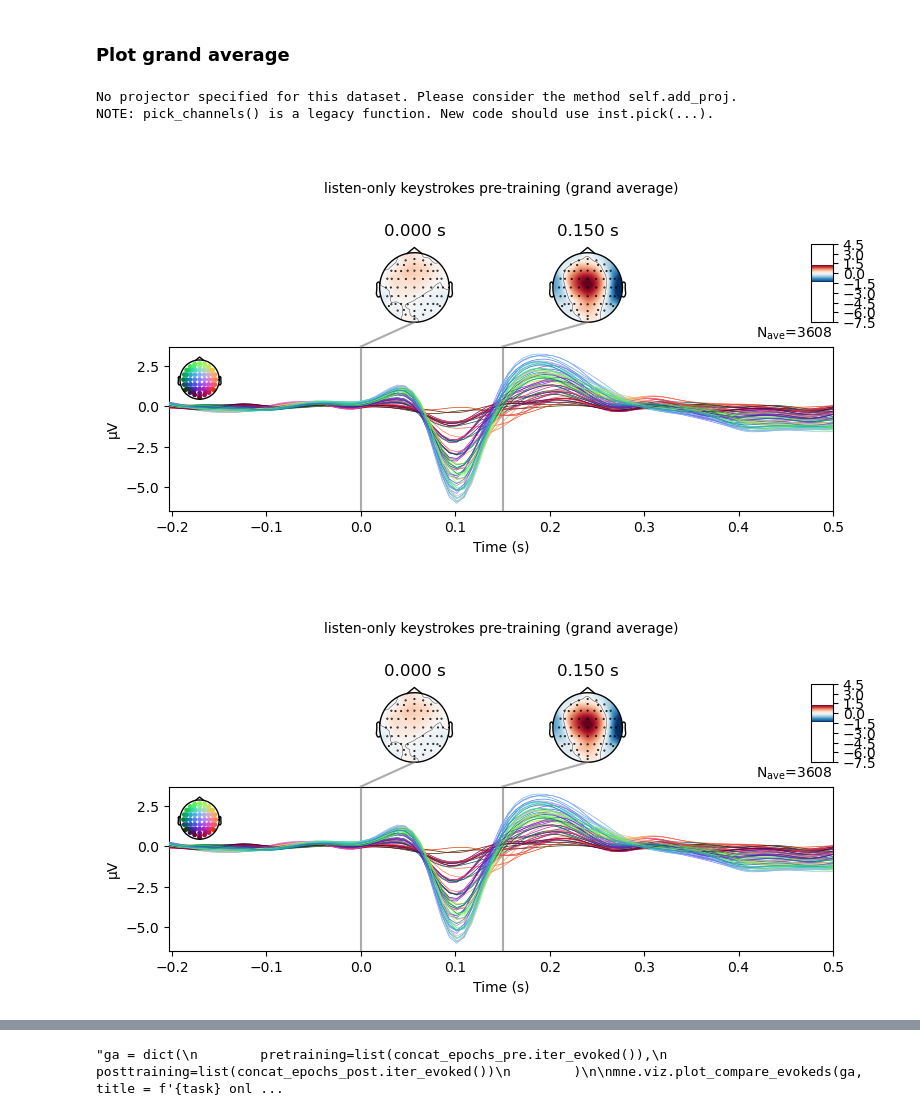
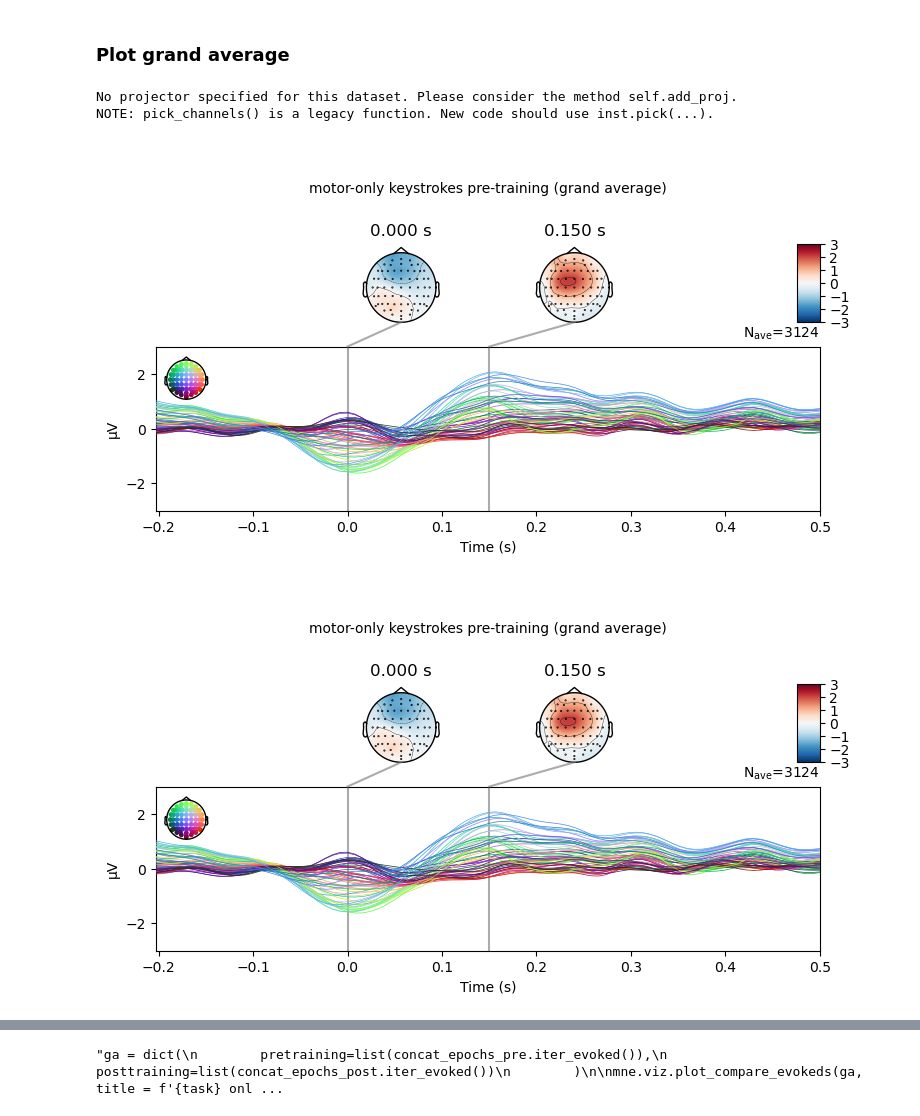
Before and after one commit to haiqin-zhang/AM-EEG, a Jupyter notebook: pipelines_LM/ave_ERPs.ipynb, the cells around one changed output, grey strips where cells are left out. Drawn from its saved outputs; the diff is of its cells as text; code cells hidden in the pictures.

```diff
--- a/pipelines_LM/ave_ERPs.ipynb
+++ b/pipelines_LM/ave_ERPs.ipynb
@@ -27,7 +27,7 @@ all_subjects = ['01', '02', '03', '04', '05', '06', '07', '08', '09', '10', '11'
 nonmusicians = ['01', '04', '05', '08', '09', '10', '11']
 musicians = ['02', '06', '07', '12']
 
-task = 'listen'
+task = 'motor'
 participants = 'all'
 
 if task == 'listen' and participants == 'all':
@@ -189,10 +172,13 @@ Applying baseline correction (mode: mean)
 # %% [markdown]
 ### Plot grand average
+# %%
+ts_args = {'ylim': dict(eeg=[-3, 3])}
+topomap_args = {'vlim':(-3, 3)}
 # %%
-concat_evoked_pre.plot_joint(times =[ 0, 0.15], title= f'{task}-only keystrokes pre-training (grand average)')
+concat_evoked_pre.plot_joint(times =[ 0, 0.15], ts_args = ts_args, topomap_args = topomap_args, title= f'{task}-only keystrokes pre-training (grand average)')
 # %% [output]
 No projector specified for this dataset. Please consider the method self.add_proj.
 NOTE: pick_channels() is a legacy function. New code should use inst.pick(...).
-[figure, old version]
+[figure, new version]
-[figure, old version]
+[figure, new version]
 # %%
```
Also changed, not shown: parts of 9 cells of this notebook, 10 other files.
